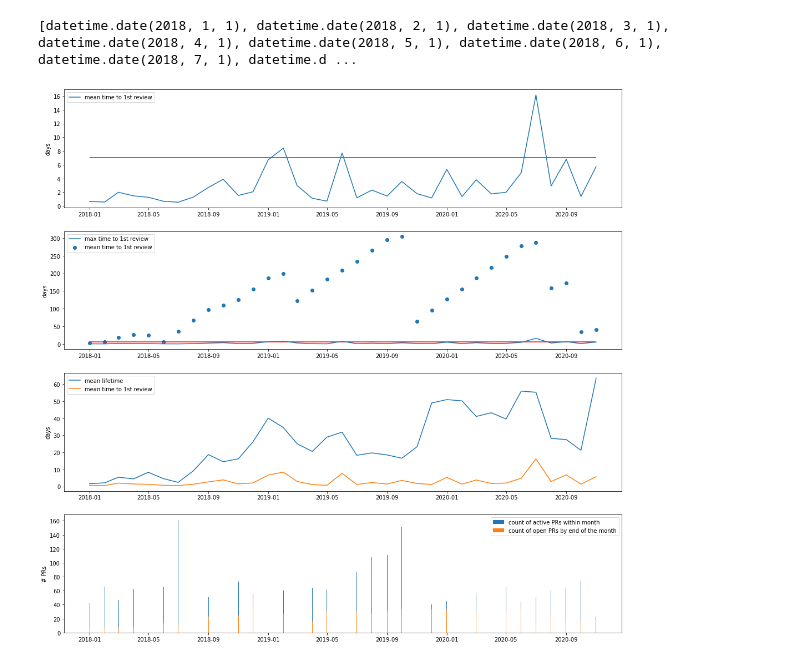
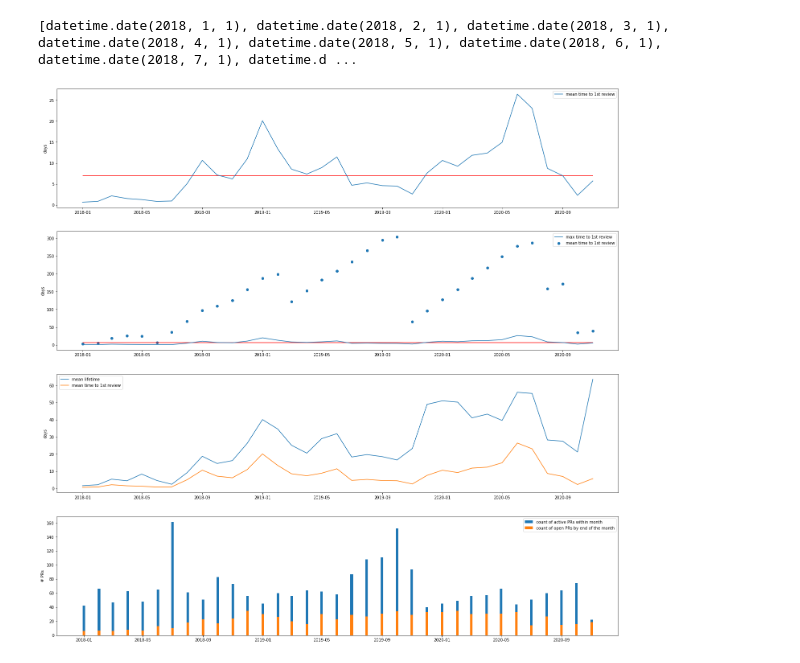
Before and after one commit to balopat/Cirq, a Jupyter notebook: PR Stats.ipynb, the cells around one changed output. Cells and saved outputs as stored; diff of their text form; code cells hidden in the pictures.

```diff
--- a/PR Stats.ipynb
+++ b/PR Stats.ipynb
@@ -16,7 +16,7 @@ headers = [("id", int),
            ("time_in_review", eval),
            ("lifetime", eval),
            ("open", lambda x: 'open' in x)]
-with open('all_prs2.csv', newline='\n', mode="r") as f:
+with open('all_prs.csv', newline='\n', mode="r") as f:
     for row in f:
         cols = row.split(";")
         df = df.append({headers[i][0]: headers[i][1](cols[i+1])
@@ -107,7 +107,7 @@ for m in months:
 
     reviewed_max = reviewed_prs.time_unreviewed.max()
     review_max = max(reviewed_max.days, unrevieweds_max)
-    timetoreview_sum = reviewed_prs.time_unreviewed.sum().days + unrevieweds
+    timetoreview_sum = reviewed_prs.time_unreviewed.sum().days + unrevieweds_sum
 
     count_review = len(reviewed_prs) + len(unreviewed_prs)
     timetoreview_mean = timetoreview_sum / count_review
@@ -125,37 +125,37 @@ for m in months:
 # %%
 import matplotlib.pyplot as plt
 
-fig, (ax1,ax2,ax3,ax4) = plt.subplots(4, figsize=(18,18))
+fig, (ax1,ax2,ax3,ax4) = plt.subplots(4, figsize=(25,25))
 
 ax1.set_ylabel('days')
 # ax1.plot(months, mean_lifetime)
 # ax1.scatter(months, review_maxs)
 ax1.plot(months, mean_time_unreviewed)
 ax1.hlines(y=7, color='red', xmin=months[0], xmax=months[-1])
 ax1.legend(['mean time to 1st review'])
 
 
 ax2.set_ylabel('days')
 # ax1.plot(months, mean_lifetime)
 ax2.plot(months, mean_time_unreviewed)
 ax2.scatter(months, review_maxs)
 ax2.hlines(y=7, color='red', xmin=months[0], xmax=months[-1])
 ax2.legend(['max time to 1st review', 'mean time to 1st review'])
 
 ax3.set_ylabel('days')
 ax3.plot(months, mean_lifetime)
 ax3.plot(months, mean_time_unreviewed)
 ax3.legend(['mean lifetime', 'mean time to 1st review'])
 
 
 ax4.set_ylabel('# PRs')
 
-ax4.bar(months, counts)
-ax4.bar(months, count_opens)
+ax4.bar(months, counts, width=5)
+ax4.bar(months, count_opens, width=5)
 
 
 ax4.legend(['count of active PRs within month', 'count of open PRs by end of the month'])
 
-plt.savefig("image.png", padding=0)
+plt.savefig("image.png")
 # %% [output]
-[figure, old version]
+[figure, new version]
```
Also changed, not shown: 2 other files.
